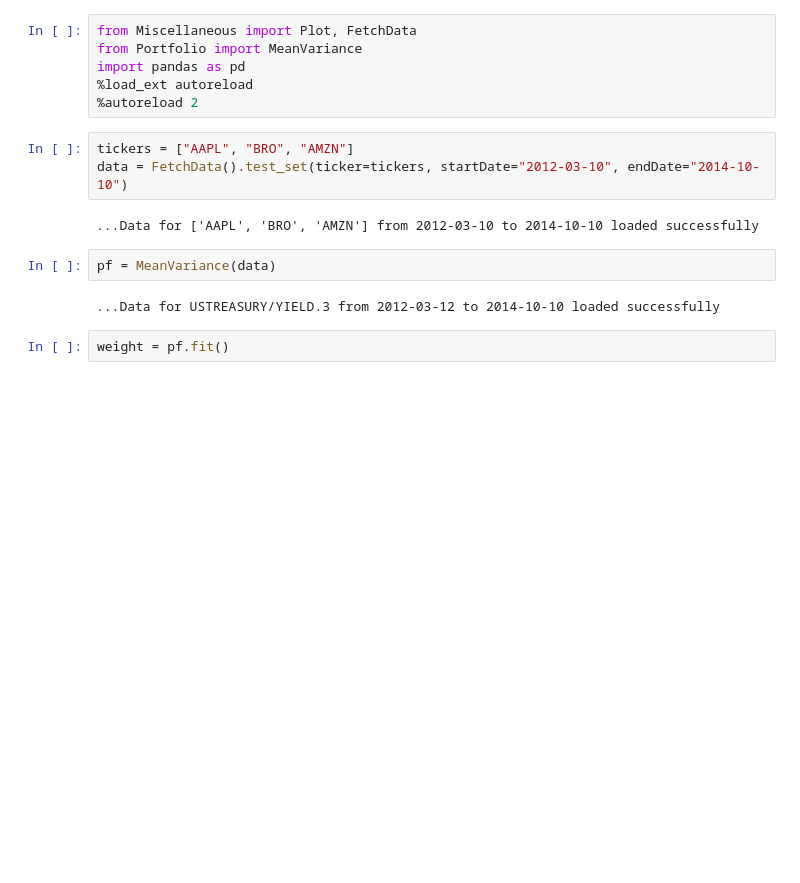
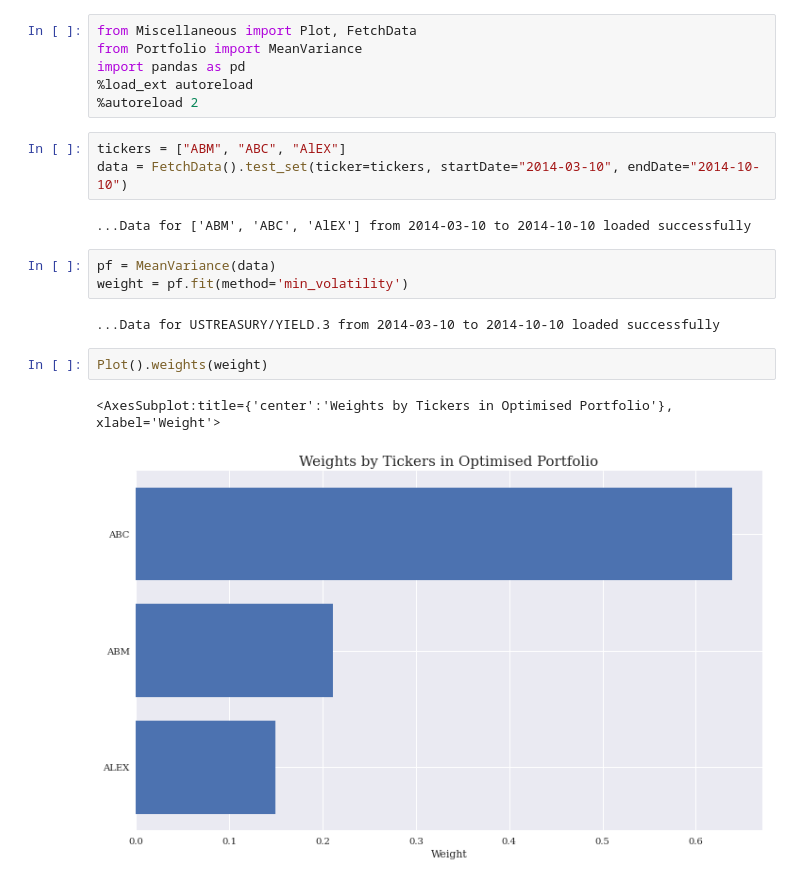
Before and after one commit to QAM-ATC/Risk, a Jupyter notebook: test.ipynb, the cells around one changed output. Drawn from its saved outputs; the diff is of its cells as text; blank space fills up the shorter version.

```diff
--- a/test.ipynb
+++ b/test.ipynb
@@ -5,13 +5,17 @@ import pandas as pd
 %load_ext autoreload
 %autoreload 2
 # %%
-tickers = ["AAPL", "BRO", "AMZN"]
-data = FetchData().test_set(ticker=tickers, startDate="2012-03-10", endDate="2014-10-10")
+tickers = ["ABM", "ABC", "AlEX"]
+data = FetchData().test_set(ticker=tickers, startDate="2014-03-10", endDate="2014-10-10")
 # %% [output]
-...Data for ['AAPL', 'BRO', 'AMZN'] from 2012-03-10 to 2014-10-10 loaded successfully
+...Data for ['ABM', 'ABC', 'AlEX'] from 2014-03-10 to 2014-10-10 loaded successfully
 # %%
 pf = MeanVariance(data)
+weight = pf.fit(method='min_volatility')
 # %% [output]
-...Data for USTREASURY/YIELD.3 from 2012-03-12 to 2014-10-10 loaded successfully
+...Data for USTREASURY/YIELD.3 from 2014-03-10 to 2014-10-10 loaded successfully
 # %%
-weight = pf.fit()
+Plot().weights(weight)
+# %% [output]
+<AxesSubplot:title={'center':'Weights by Tickers in Optimised Portfolio'}, xlabel='Weight'>
+[figure, added]
```
Also changed, not shown: parts of 6 cells of this notebook.
